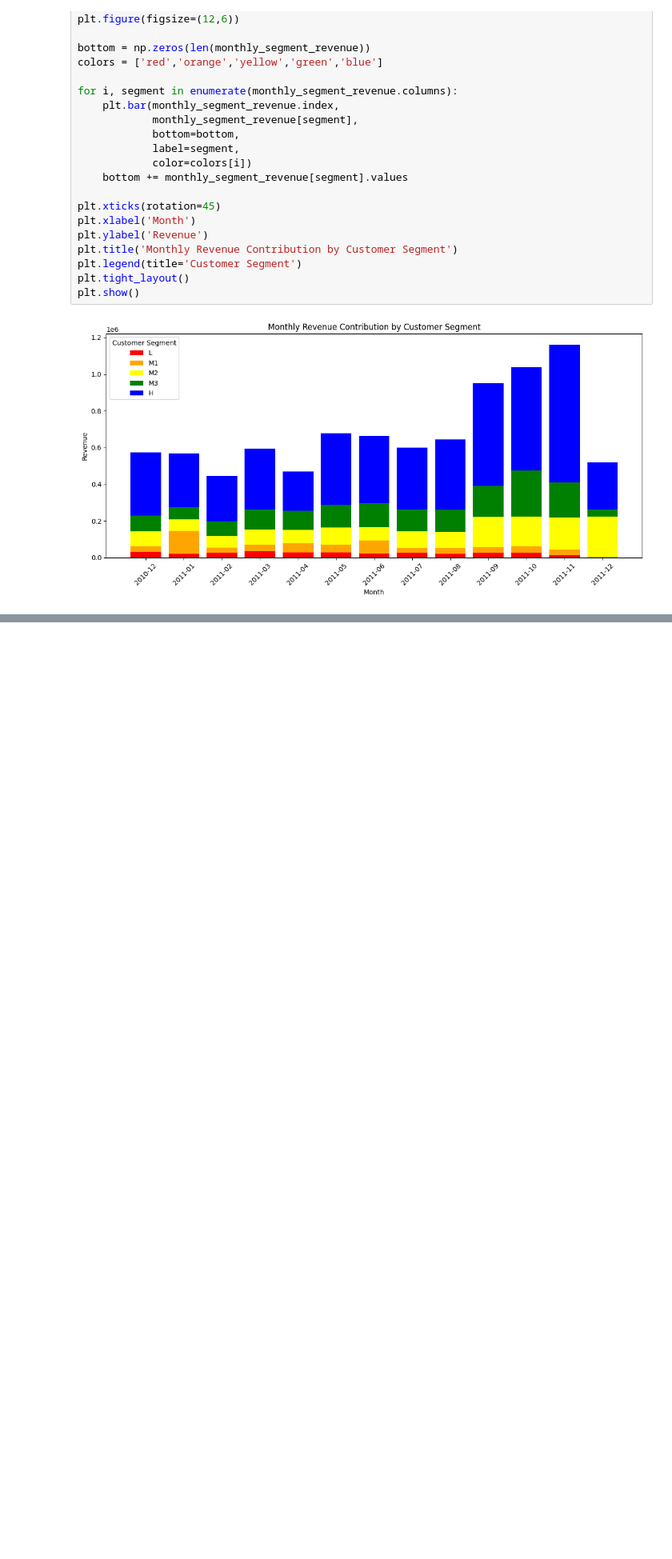
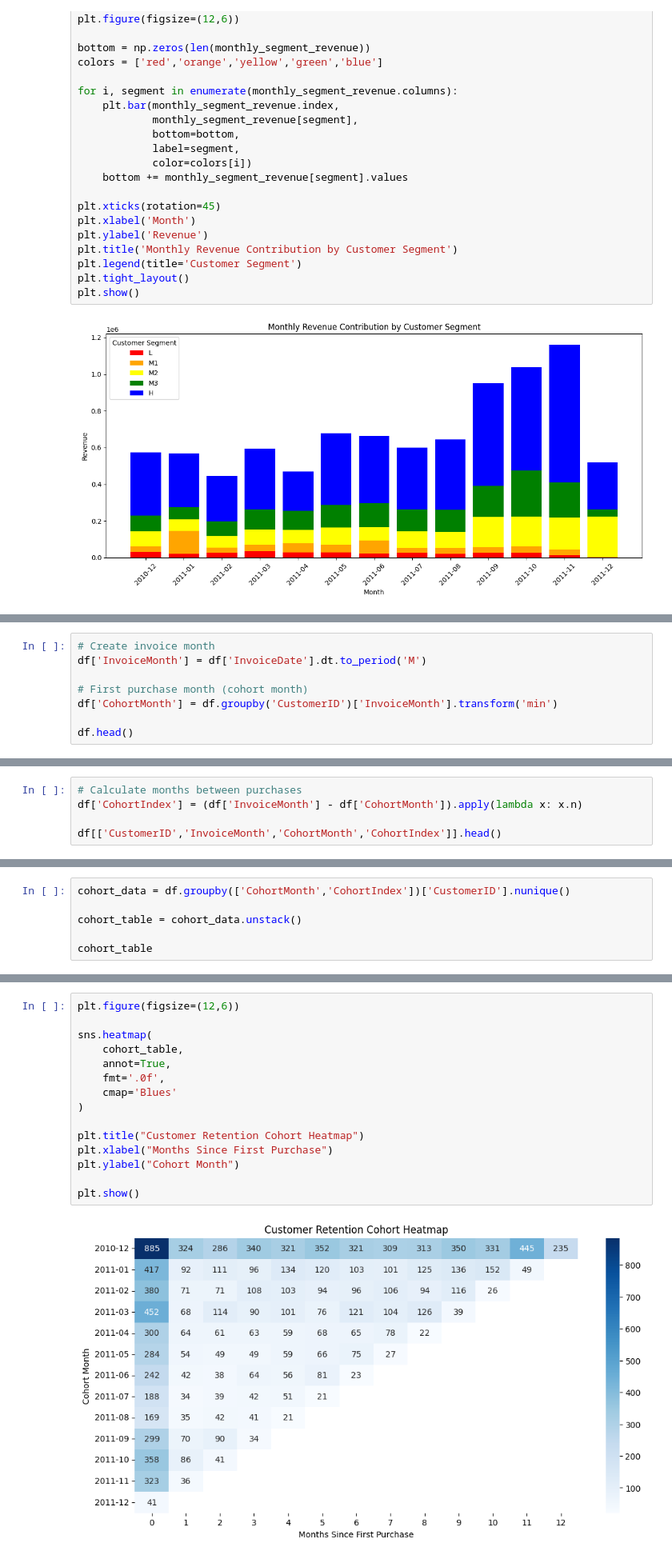
Before and after one commit to Dheeraj-74/Cost-of-Mid-Tier-Customer-Neglect-RFM, a Jupyter notebook: notebooks/Cost_of_Mid_Tier_Customer_Neglect_RFM.ipynb, the cells around one changed output, grey strips where cells are left out. Shown at 80% size. Drawn from its saved outputs; the diff is of its cells as text; blank space fills up the shorter version.

```diff
--- a/notebooks/Cost_of_Mid_Tier_Customer_Neglect_RFM.ipynb
+++ b/notebooks/Cost_of_Mid_Tier_Customer_Neglect_RFM.ipynb
@@ -282,0 +400,8 @@ plt.show()
+# %%
+# Create invoice month
+df['InvoiceMonth'] = df['InvoiceDate'].dt.to_period('M')
+
+# First purchase month (cohort month)
+df['CohortMonth'] = df.groupby('CustomerID')['InvoiceMonth'].transform('min')
+
+df.head()
@@ -282,0 +415,5 @@ plt.show()
+# %%
+# Calculate months between purchases
+df['CohortIndex'] = (df['InvoiceMonth'] - df['CohortMonth']).apply(lambda x: x.n)
+
+df[['CustomerID','InvoiceMonth','CohortMonth','CohortIndex']].head()
@@ -282,0 +427,6 @@ plt.show()
+# %%
+cohort_data = df.groupby(['CohortMonth','CohortIndex'])['CustomerID'].nunique()
+
+cohort_table = cohort_data.unstack()
+
+cohort_table
@@ -282,0 +449,17 @@ plt.show()
+# %%
+plt.figure(figsize=(12,6))
+
+sns.heatmap(
+    cohort_table,
+    annot=True,
+    fmt='.0f',
+    cmap='Blues'
+)
+
+plt.title("Customer Retention Cohort Heatmap")
+plt.xlabel("Months Since First Purchase")
+plt.ylabel("Cohort Month")
+
+plt.show()
+# %% [output]
+[figure, added]
```
Also changed, not shown: parts of 19 cells of this notebook.
